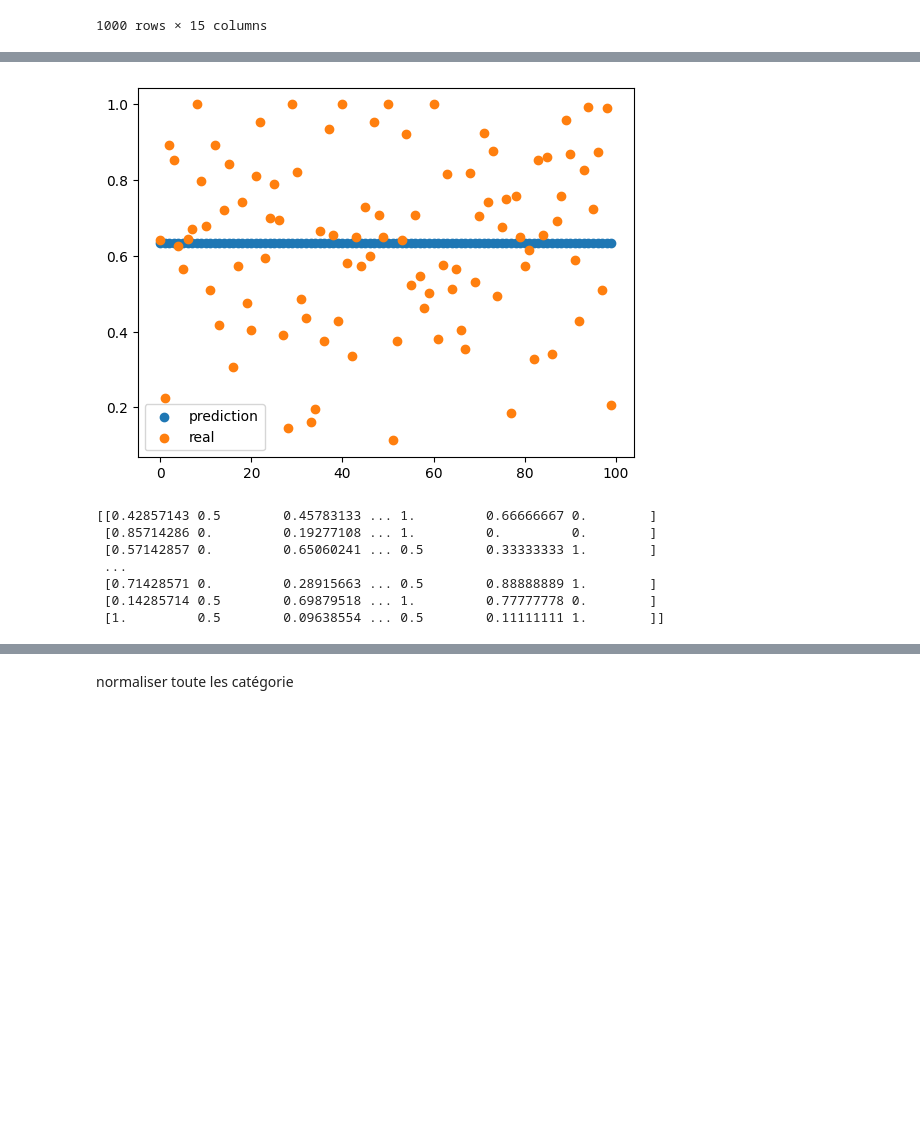
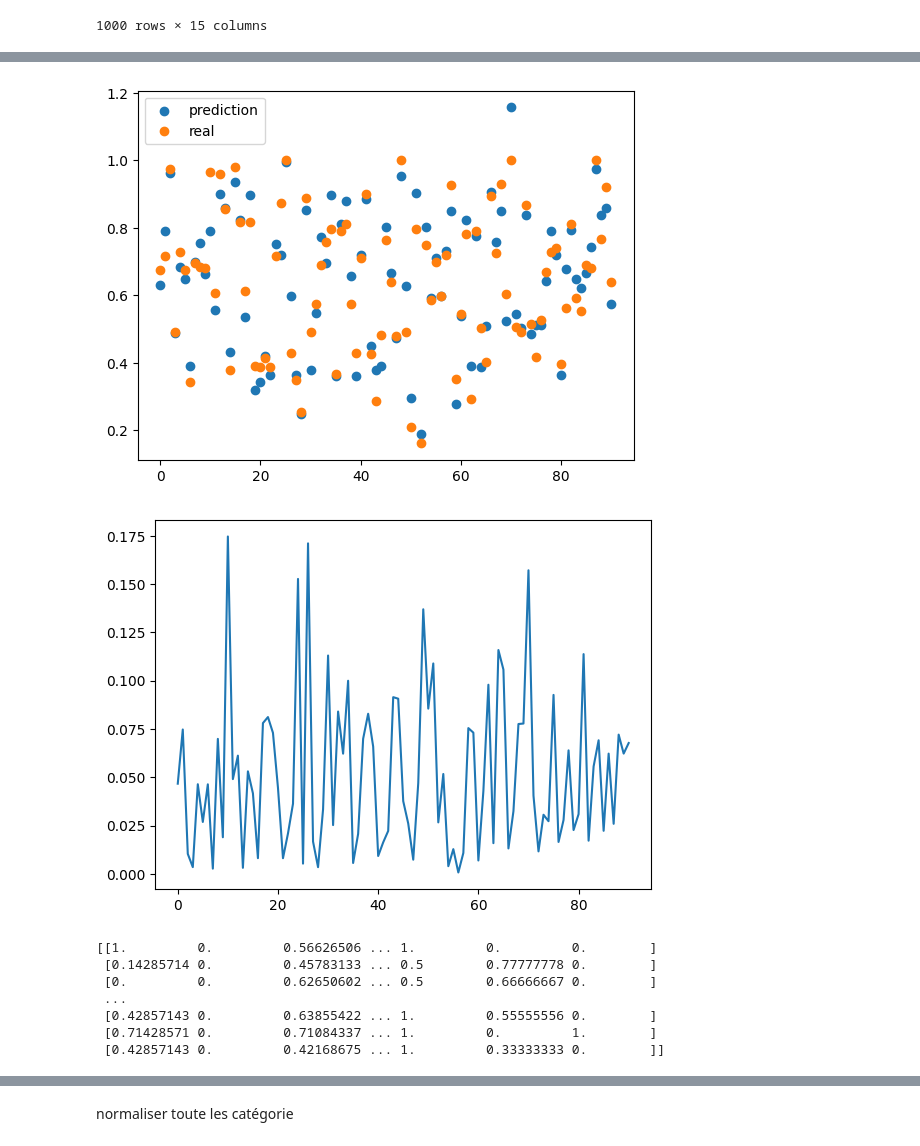
Before and after one commit to EnterN1me/InsaMachineLearningCourse, a Jupyter notebook: main.ipynb, the cells around one changed output, grey strips where cells are left out. Saved outputs shown, nothing was run; the diff lists cells and outputs as text; code cells hidden in the pictures; blank space fills up the shorter version.

```diff
--- a/main.ipynb
+++ b/main.ipynb
@@ -165,3 +165,7 @@ dataset
 | S1998 | 1.000000 | 0.5 | 0.650602 | 0.569444 | 0.203704 | 1 | ... |
 | S1999 | 0.285714 | 0.0 | 0.518072 | 0.402778 | 0.351852 | 0 | ... |
 1000 rows × 15 columns
+# %%
+print(dataset.isna().sum())
+dataset.dropna(inplace=True)
+print(dataset.isna().sum())
@@ -215,14 +247,13 @@ epochs = 70 #2000 #3000
 
 # define the model
 model = Sequential()
-model.add(Dense(N1, input_shape=(14,), activation='relu'))
+model.add(Dense(N1, input_shape=(14,), activation='linear'))
 model.add(Dense(N2, activation='relu'))
-#model.add(Dense(N3, activation='relu'))
-model.add(Dense(N4, activation='linear'))
+model.add(Dense(N4, activation='sigmoid'))
 model.add(Dense(1, activation='linear'))
 
 # compile the model
-model.compile(loss='MeanSquaredError')
+model.compile(loss='mean_squared_error',optimizer='adam')
 
 # fit the model on the dataset
 model.fit(X_train, y_train, epochs=epochs, batch_size=20,validation_data=(X_test, y_test),)
@@ -269,5 +301,7 @@ ax.scatter(range(len(predictions)),predictions,label="prediction")
 ax.scatter(range(len(y_test)),y_test,label="real")
 ax.legend()
 plt.show()
+plt.plot(range(len(y_test)),abs(predictions-y_test),label="diff")
+plt.show()
 print(X_test)
 # %% [output]
@@ -275,9 +309,10 @@ print(X_test)
-[figure, old version]
+[figure, new version]
+[figure, added]
-[[0.42857143 0.5        0.45783133 ... 1.         0.66666667 0.        ]
- [0.85714286 0.         0.19277108 ... 1.         0.         0.        ]
- [0.57142857 0.         0.65060241 ... 0.5        0.33333333 1.        ]
+[[1.         0.         0.56626506 ... 1.         0.         0.        ]
+ [0.14285714 0.         0.45783133 ... 0.5        0.77777778 0.        ]
+ [0.         0.         0.62650602 ... 0.5        0.66666667 0.        ]
  ...
- [0.71428571 0.         0.28915663 ... 0.5        0.88888889 1.        ]
- [0.14285714 0.5        0.69879518 ... 1.         0.77777778 0.        ]
- [1.         0.5        0.09638554 ... 0.5        0.11111111 1.        ]]
+ [0.42857143 0.         0.63855422 ... 1.         0.55555556 0.        ]
+ [0.71428571 0.         0.71084337 ... 1.         0.         1.        ]
+ [0.42857143 0.         0.42168675 ... 1.         0.33333333 0.        ]]
 # %%
```
Also changed, not shown: parts of 8 cells of this notebook.
